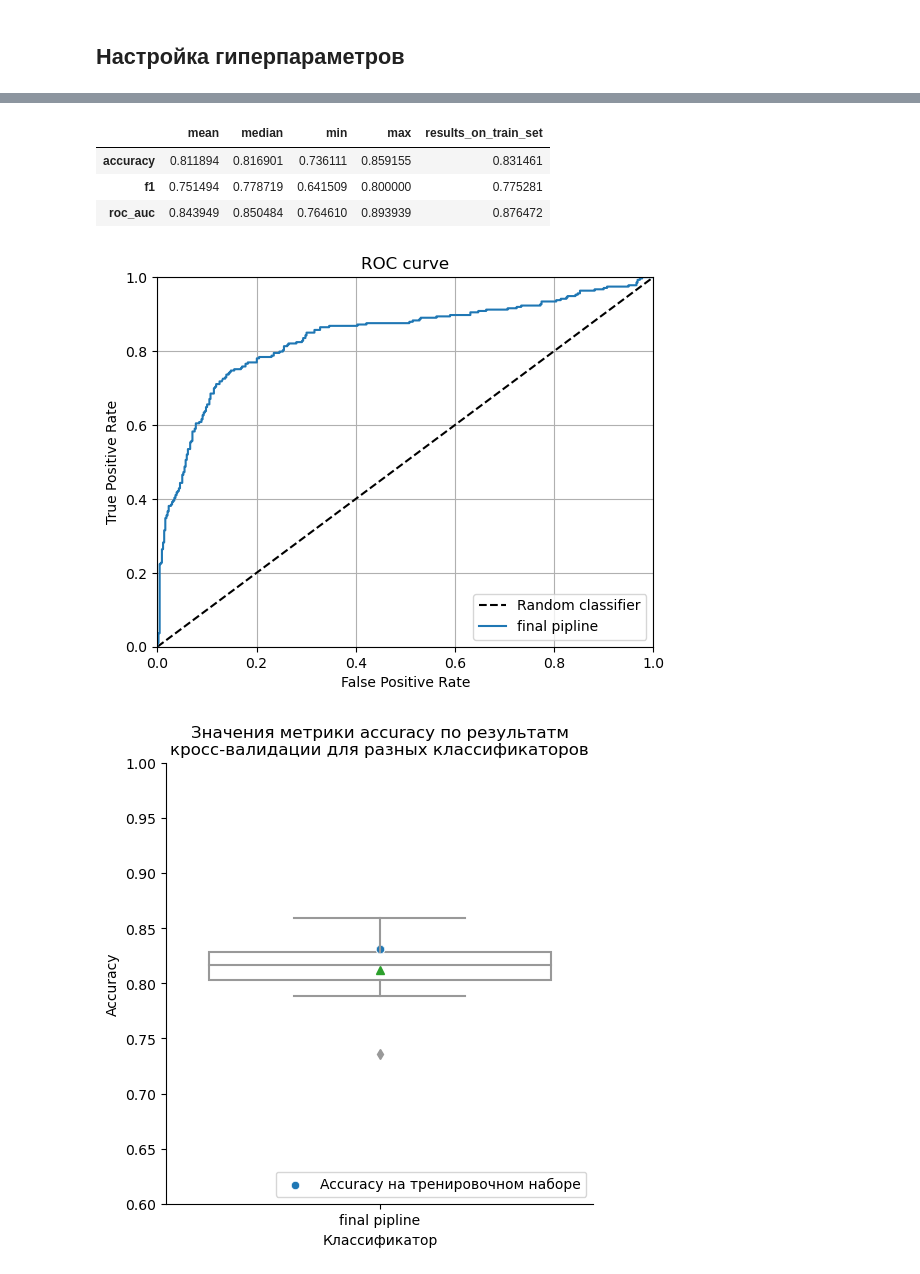
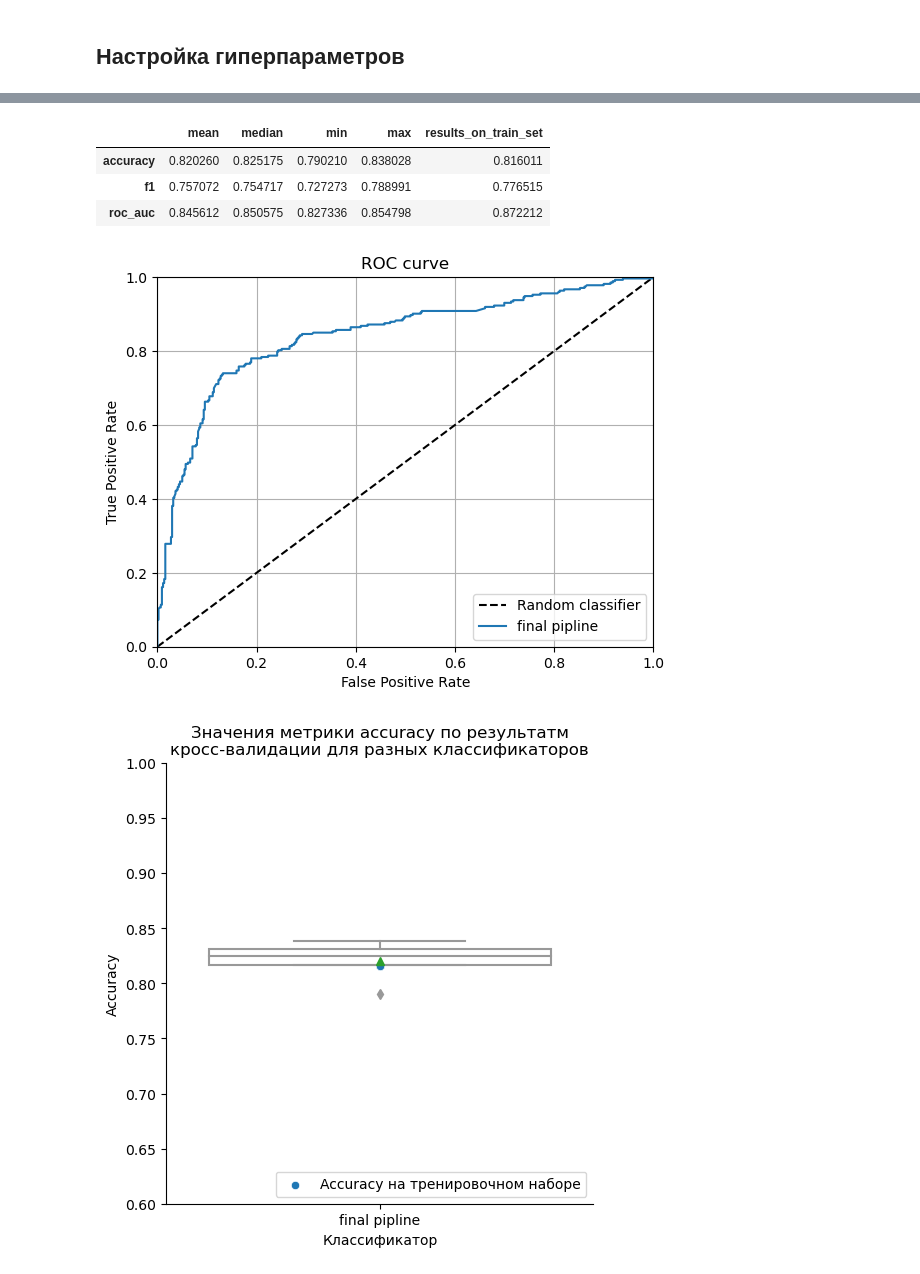
Before and after one commit to AlekseiBogachev/Titanic-Machine-Learning-from-Disaster, a Jupyter notebook: sources/SVM.ipynb, the cells around one changed output, grey strips where cells are left out. Cells and saved outputs as stored; diff of their text form; code cells hidden in the pictures.

```diff
--- a/sources/SVM.ipynb
+++ b/sources/SVM.ipynb
@@ -95,7 +95,7 @@ warnings.simplefilter(action='ignore', category=FutureWarning)
 
 
 SEED = 42
-CV = 10
+CV = 5
 
 
 %matplotlib inline
@@ -329,13 +225,11 @@ pipe = Pipeline([
     ('cabin_encoder', CabinEncoder),
     ('ticket_encoder', TicketEncoder),
     ('FareAgeComb', CombFareAge),
-    ('FarePclassComb', CombFarePclass),
     ('SibSpFamilyComb', CombSibSpFamily),
     ('ParchFamilyComb', CombParchFamily),
 
     ('col_selector', ColumnTransformer([
         ('drop', 'drop', ['PassengerId', 'Name']),
-        ('is_family', Binarizer(), ['Family']),
         ('title_sex_comb',
          Pipeline([('imputer', SimpleImputer(strategy='most_frequent')),
                    ('encoder', TargetEncoder()),
@@ -347,7 +241,7 @@ pipe = Pipeline([
          Pipeline([('imputer', SimpleImputer(strategy='most_frequent')),
                    ('encoder', TargetEncoder()),
                   ]),
-         ['Pclass', 'Sex', 'Embarked', 'Title', 'Cabin', 'Ticket']
+         ['Pclass', 'Embarked', 'Cabin', 'Ticket']
         ),
         ('features_discr',
          Pipeline([
@@ -355,19 +249,21 @@ pipe = Pipeline([
              ('discretizer', KBinsDiscretizer(n_bins=4, encode='ordinal', strategy='quantile')),
              ('encoder', TargetEncoder(cols=[0, 1, 2])),
          ]),
-         ['Age', 'Fare', 'FareAgeComb', 'FarePclassComb']
+         ['Age', 'Fare', 'FareAgeComb']
         ),
         ('num_features',
          Pipeline([
              ('imputer', SimpleImputer(strategy='median')),
              ('scaler', StandardScaler()),
          ]),
-         ['Age', 'Fare', 'FareAgeComb', 'SibSp', 'Parch', 'Family', 'FarePclassComb', 'SibSpFamilyComb', 'ParchFamilyComb']
+         ['Age', 'FareAgeComb', 'Family', 'SibSpFamilyComb', 'ParchFamilyComb']
         ),
-    ], remainder='passthrough')
+    ], remainder='drop')
     ),
 
-    ('classifier', SVC())
+    ('feature_selector', SelectKBest(score_func=lambda X, y: mutual_info_classif(X, y, n_neighbors=100))),
+
+    ('classifier', SVC(kernel='rbf', probability=True))
 ])
 
 pipe
@@ -412,17 +308,15 @@ final pipline
 ## Настройка гиперпараметров
 # %%
 params = {
-    'col_selector__features_discr__discretizer__n_bins': [2, 3, 4, 5],
+    'col_selector__features_discr__discretizer__n_bins': [3, 4, 5, 6],
 
-    'classifier__C': np.linspace(1.5, 2.0, 20),
+    'feature_selector__k': ['all'] + list(range(5, 13)),
 
-    'classifier__kernel': ['rbf'],
+    'classifier__C': np.linspace(1.0, 1.5, 5),
 
     'classifier__class_weight': [None, 'balanced'],
 
     'classifier__gamma': ['scale', 'auto'],
-
-    'classifier__probability': [True]
 }
 
 
@@ -455,11 +349,11 @@ Fitting 10 folds for each of 320 candidates, totalling 3200 fits
 final pipline
 Значения метрик для final pipline
 |  | mean | median | min | max | results_on_train_set |
-| accuracy | 0.811894 | 0.816901 | 0.736111 | 0.859155 | 0.831461 |
-| f1 | 0.751494 | 0.778719 | 0.641509 | 0.800000 | 0.775281 |
-| roc_auc | 0.843949 | 0.850484 | 0.764610 | 0.893939 | 0.876472 |
+| accuracy | 0.820260 | 0.825175 | 0.790210 | 0.838028 | 0.816011 |
+| f1 | 0.757072 | 0.754717 | 0.727273 | 0.788991 | 0.776515 |
+| roc_auc | 0.845612 | 0.850575 | 0.827336 | 0.854798 | 0.872212 |
-[figure, old version]
+[figure, new version]
-[figure, old version]
+[figure, new version]
 # %%
 disp = ConfusionMatrixDisplay(confusion_matrix=confusion_matrix(y_train, grid_search.best_estimator_.predict(X_train)),
                               display_labels=grid_search.best_estimator_.classes_
```
Also changed, not shown: parts of 15 cells of this notebook, 4 other files.
